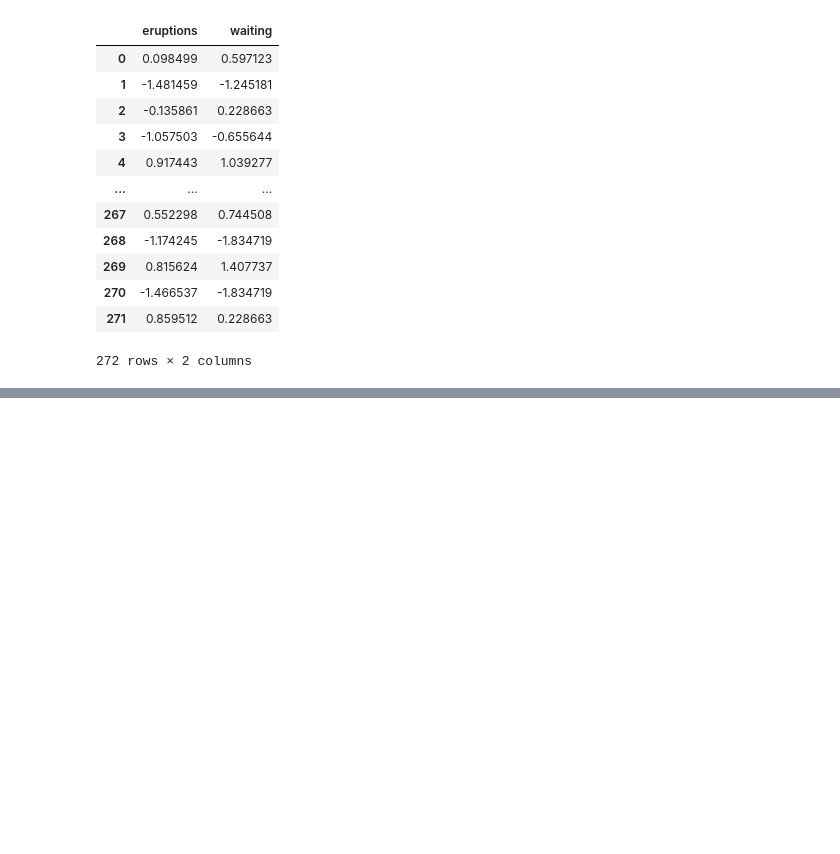
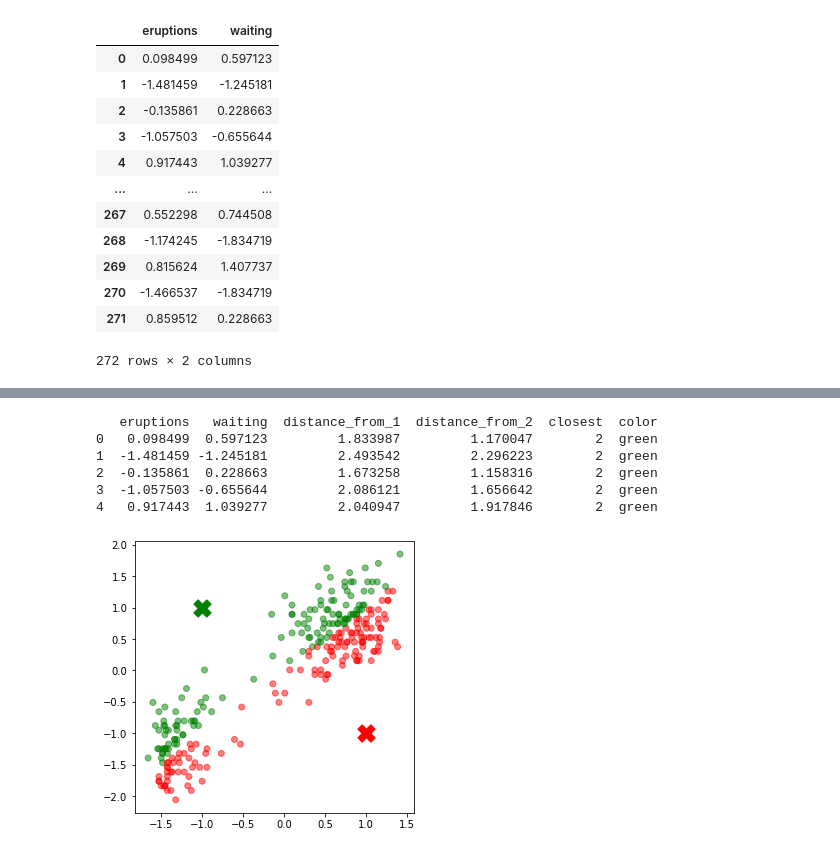
Before and after one commit to dheeraj-2000/6th_sem_Academics, a Jupyter notebook: MachineLearning/Lab/Lab9/KMeans-Clustering.ipynb, the cells around one changed output, grey strips where cells are left out. Cells and saved outputs as stored; diff of their text form; code cells hidden in the pictures; blank space fills up the shorter version.

```diff
--- a/MachineLearning/Lab/Lab9/KMeans-Clustering.ipynb
+++ b/MachineLearning/Lab/Lab9/KMeans-Clustering.ipynb
@@ -113,0 +59,35 @@ Exception: Data must be 1-dimensional
+# %%
+def assignment(std_df, centroids):
+    global count
+    for i in centroids.keys():
+        # sqrt((x1 - x2)^2 - (y1 - y2)^2)
+        std_df['distance_from_{}'.format(i)] = (np.sqrt((std_df['eruptions'] - centroids[i][0]) ** 2
+                                                    + (std_df['waiting'] - centroids[i][1]) ** 2))
+
+    error = {count:std_df[["distance_from_1","distance_from_2"]].min(axis = 1).sum()}
+    J.update(error)
+    count+=1
+    centroid_distance_cols = ['distance_from_{}'.format(i) for i in centroids.keys()]
+    std_df['closest'] = std_df.loc[:, centroid_distance_cols].idxmin(axis=1)
+    std_df['closest'] = std_df['closest'].map(lambda x: int(x.lstrip('distance_from_')))
+    std_df['color'] = std_df['closest'].map(lambda x: colmap[x])
+    return std_df
+
+std_df = assignment(std_df, centroids)
+print(std_df.head())
+
+fig = plt.figure(figsize=(5, 5))
+plt.scatter(std_df['eruptions'], std_df['waiting'], color=std_df['color'], alpha=0.5)
+for i in centroids.keys():
+     plt.scatter(*centroids[i], color=colmap[i] ,marker='X',s = 300)
+plt.show()
+fig.savefig('plot{}.png'.format(num), dpi=fig.dpi)
+num+=1
+# %% [output]
+   eruptions   waiting  distance_from_1  distance_from_2  closest  color
+0   0.098499  0.597123         1.833987         1.170047        2  green
+1  -1.481459 -1.245181         2.493542         2.296223        2  green
+2  -0.135861  0.228663         1.673258         1.158316        2  green
+3  -1.057503 -0.655644         2.086121         1.656642        2  green
+4   0.917443  1.039277         2.040947         1.917846        2  green
+[figure, added]
```
Also changed, not shown: parts of 11 cells of this notebook, 10 other files.
